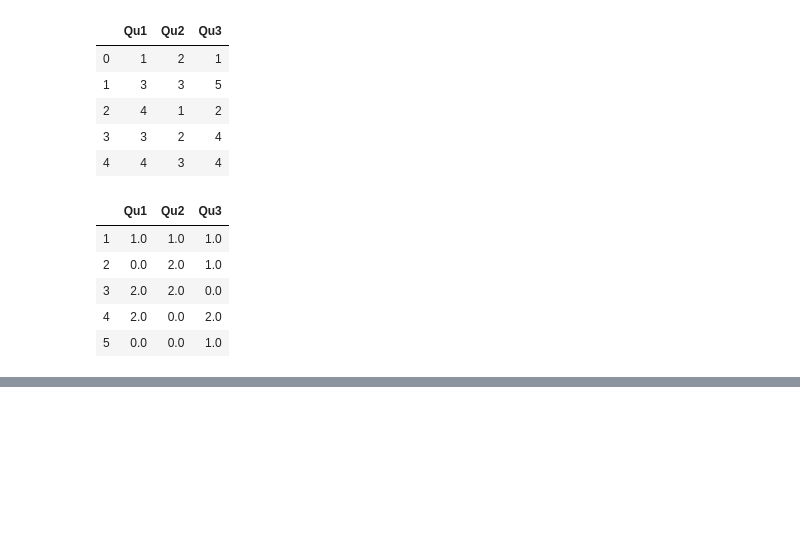
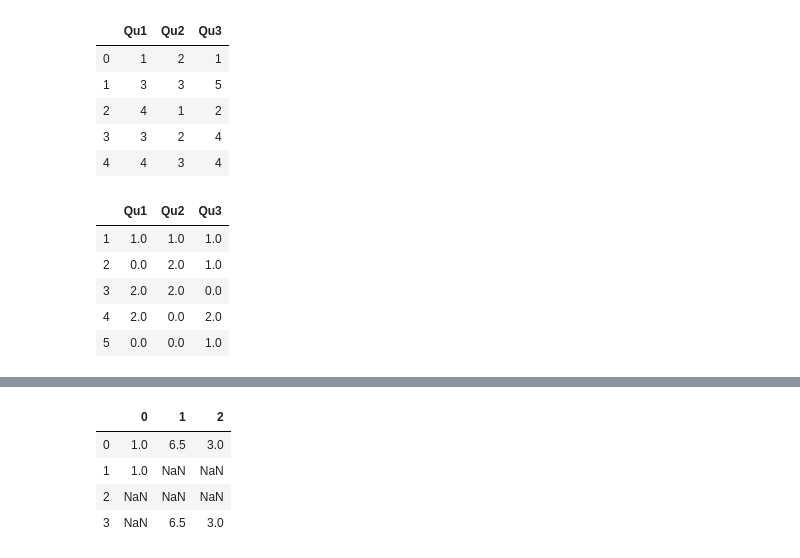
Before and after one commit to wminc/Data_Analysis_First, a Jupyter notebook: my_study/ch05.ipynb, the cells around one changed output, grey strips where cells are left out. Saved outputs shown, nothing was run; the diff lists cells and outputs as text; code cells hidden in the pictures; blank space fills up the shorter version.

```diff
--- a/my_study/ch05.ipynb
+++ b/my_study/ch05.ipynb
@@ -1243,0 +1295,9 @@ result
+# %%
+cleaned2 = df.dropna(axis=1,how='all')
+cleaned2
+# %% [output]
+|  | 0 | 1 | 2 |
+| 0 | 1.0 | 6.5 | 3.0 |
+| 1 | 1.0 | NaN | NaN |
+| 2 | NaN | NaN | NaN |
+| 3 | NaN | 6.5 | 3.0 |
```
Also changed, not shown: parts of 13 cells of this notebook, 4 other files.
